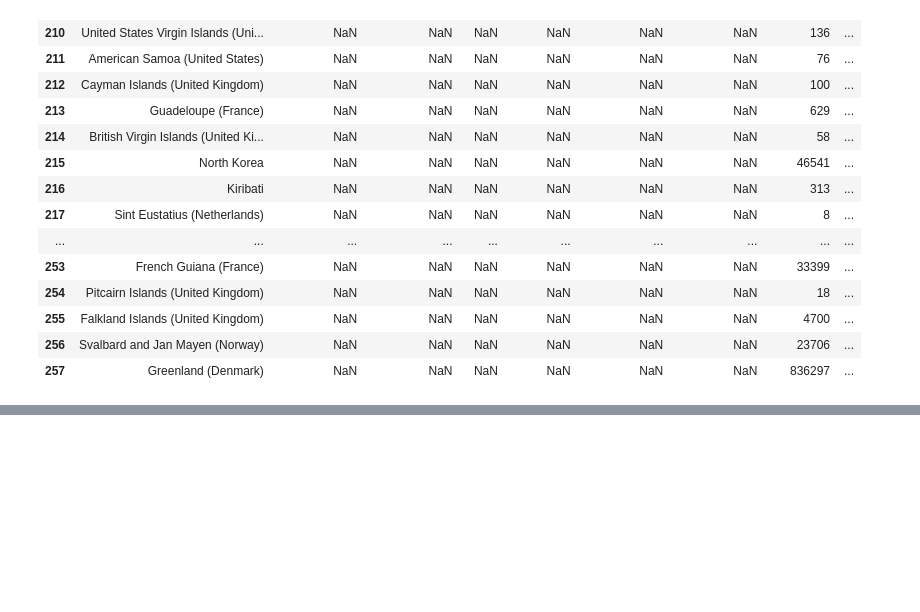
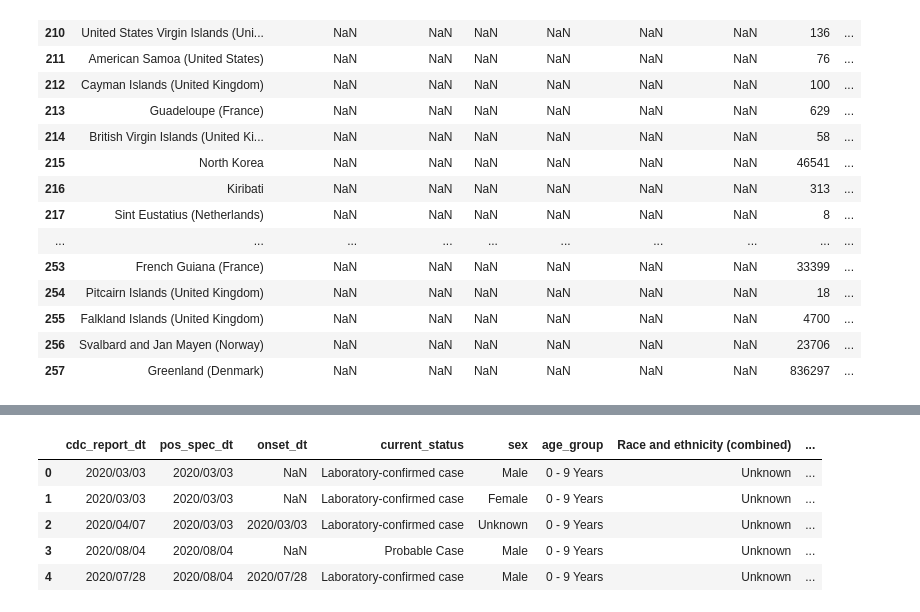
Before and after one commit to gelopez21/ProjectOne, a Jupyter notebook: Project One - Data Cleansing.ipynb, the cells around one changed output, grey strips where cells are left out. Saved outputs shown, nothing was run; the diff lists cells and outputs as text; code cells hidden in the pictures; blank space fills up the shorter version.

```diff
--- a/Project One - Data Cleansing.ipynb
+++ b/Project One - Data Cleansing.ipynb
@@ -304,0 +309,13 @@ https://data.cdc.gov/resource/vbim-akqf.json
+# %%
+# Import CDC Data from CSV
+file_path = os.path.join("..","source_data","COVID-19_Case_Surveillance_Public_Use_Data.csv")
+cdc_raw_data = pd.read_csv(file_path)
+# %%
+cdc_raw_data.head()
+# %% [output]
+|  | cdc_report_dt | pos_spec_dt | onset_dt | current_status | sex | age_group | Race and ethnicity (combined) | ... |
+| 0 | 2020/03/03 | 2020/03/03 | NaN | Laboratory-confirmed case | Male | 0 - 9 Years | Unknown | ... |
+| 1 | 2020/03/03 | 2020/03/03 | NaN | Laboratory-confirmed case | Female | 0 - 9 Years | Unknown | ... |
+| 2 | 2020/04/07 | 2020/03/03 | 2020/03/03 | Laboratory-confirmed case | Unknown | 0 - 9 Years | Unknown | ... |
+| 3 | 2020/08/04 | 2020/08/04 | NaN | Probable Case | Male | 0 - 9 Years | Unknown | ... |
+| 4 | 2020/07/28 | 2020/08/04 | 2020/07/28 | Laboratory-confirmed case | Male | 0 - 9 Years | Unknown | ... |
```
Also changed, not shown: parts of 5 cells of this notebook.
